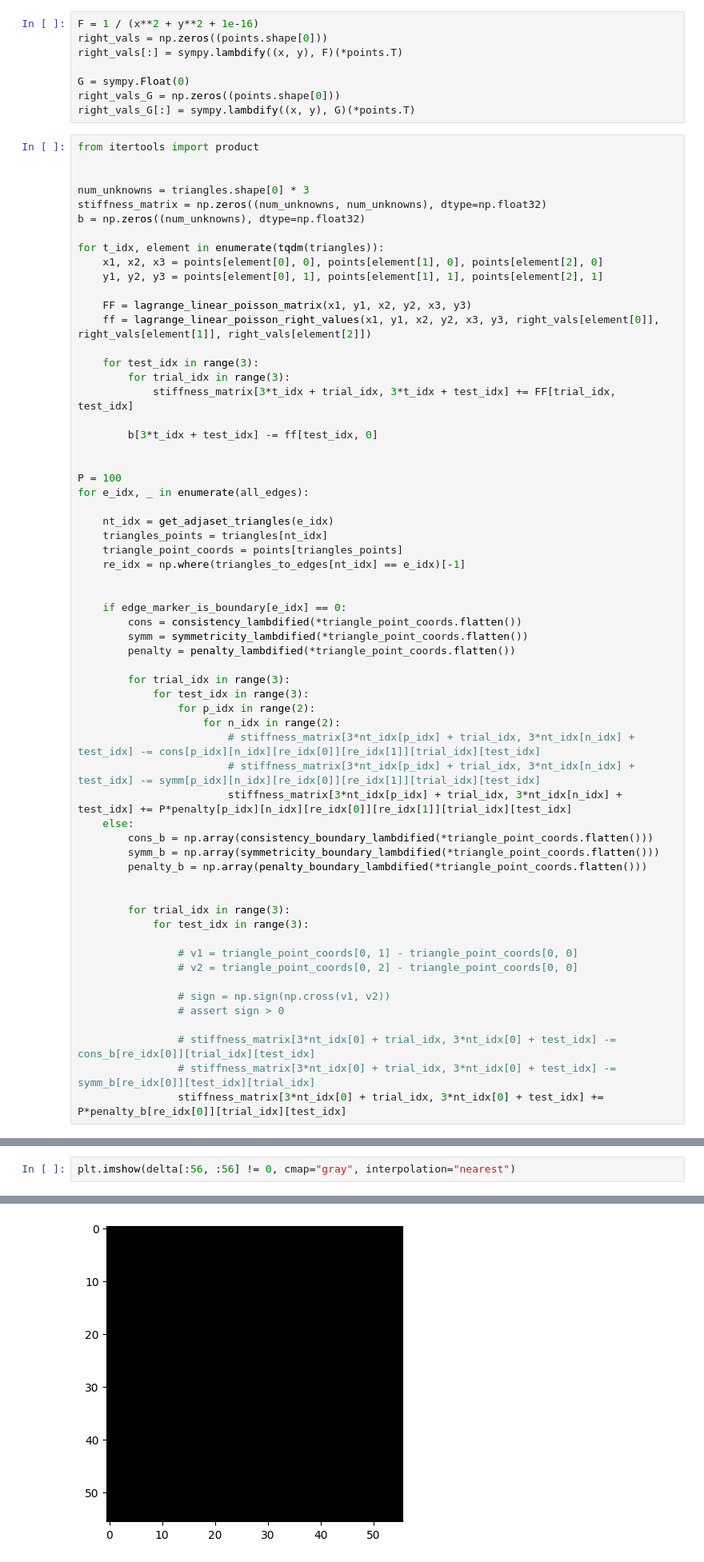
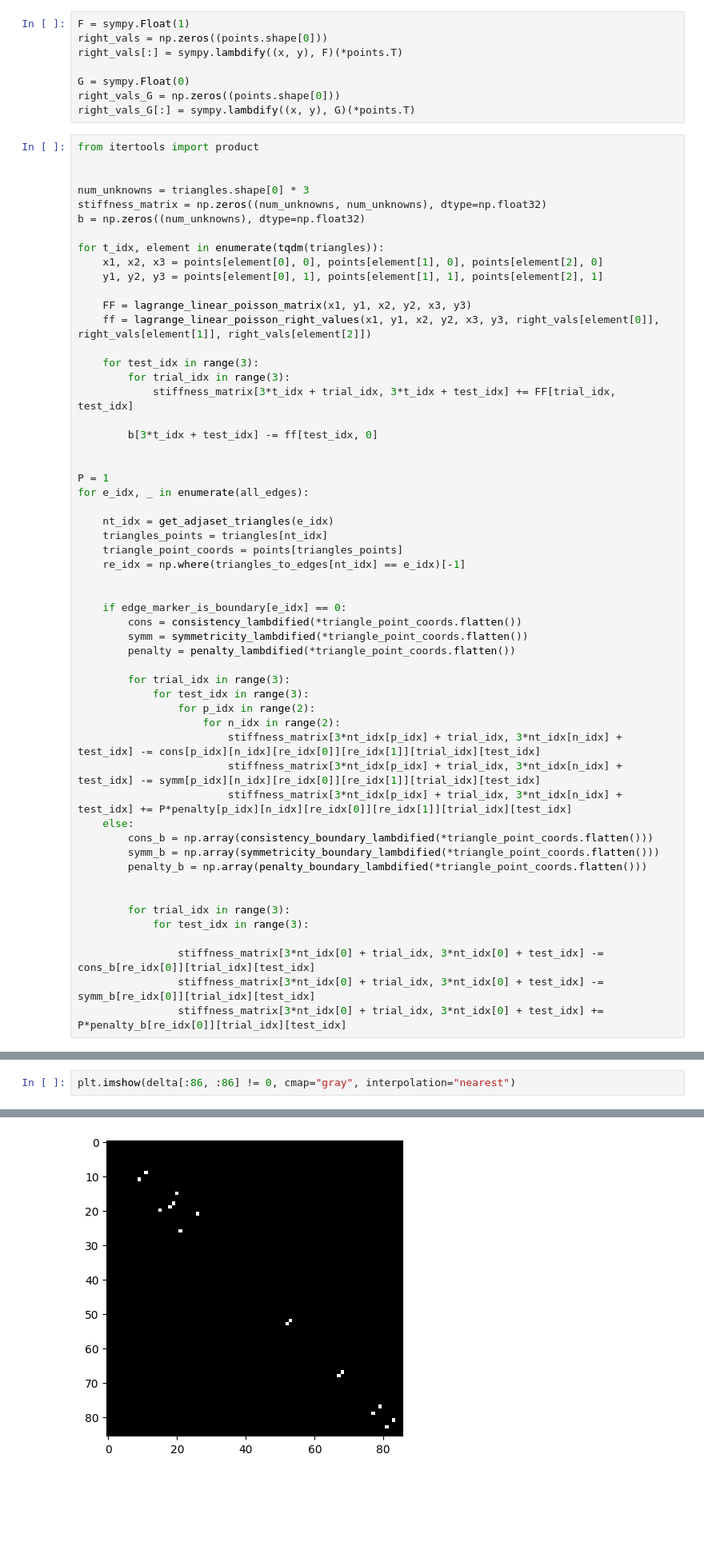
Before and after one commit to kamosevoyan/Thesis, a Jupyter notebook: Notebooks/Solutions/DG/Poisson_equation_solution_on_polygonal_domain_dg_p1.ipynb, the cells around one changed output, grey strips where cells are left out. Shown at 80% size. Saved outputs shown, nothing was run; the diff lists cells and outputs as text; blank space fills up the shorter version.

Commit message:
Fix non symm. issue. It was a bug caused by inserting a sympy Matrix 1x1 with '0' value wich converted to '1'

```diff
--- a/Notebooks/Solutions/DG/Poisson_equation_solution_on_polygonal_domain_dg_p1.ipynb
+++ b/Notebooks/Solutions/DG/Poisson_equation_solution_on_polygonal_domain_dg_p1.ipynb
@@ -192,7 +192,7 @@ re_idx = np.where(triangles_to_edges[nt_idx] == N)
 # %%
 x, y = sympy.symbols("x y")
 # %%
-F = 1 / (x**2 + y**2 + 1e-16)
+F = sympy.Float(1)
 right_vals = np.zeros((points.shape[0]))
 right_vals[:] = sympy.lambdify((x, y), F)(*points.T)
 
@@ -221,7 +221,7 @@ for t_idx, element in enumerate(tqdm(triangles)):
         b[3*t_idx + test_idx] -= ff[test_idx, 0]
 
 
-P = 100
+P = 1
 for e_idx, _ in enumerate(all_edges):
 
     nt_idx = get_adjaset_triangles(e_idx)
@@ -239,8 +239,8 @@ for e_idx, _ in enumerate(all_edges):
             for test_idx in range(3):
                 for p_idx in range(2):
                     for n_idx in range(2):
-                        # stiffness_matrix[3*nt_idx[p_idx] + trial_idx, 3*nt_idx[n_idx] + test_idx] -= cons[p_idx][n_idx][re_idx[0]][re_idx[1]][trial_idx][test_idx]
-                        # stiffness_matrix[3*nt_idx[p_idx] + trial_idx, 3*nt_idx[n_idx] + test_idx] -= symm[p_idx][n_idx][re_idx[0]][re_idx[1]][trial_idx][test_idx]
+                        stiffness_matrix[3*nt_idx[p_idx] + trial_idx, 3*nt_idx[n_idx] + test_idx] -= cons[p_idx][n_idx][re_idx[0]][re_idx[1]][trial_idx][test_idx]
+                        stiffness_matrix[3*nt_idx[p_idx] + trial_idx, 3*nt_idx[n_idx] + test_idx] -= symm[p_idx][n_idx][re_idx[0]][re_idx[1]][trial_idx][test_idx]
                         stiffness_matrix[3*nt_idx[p_idx] + trial_idx, 3*nt_idx[n_idx] + test_idx] += P*penalty[p_idx][n_idx][re_idx[0]][re_idx[1]][trial_idx][test_idx]
     else:
         cons_b = np.array(consistency_boundary_lambdified(*triangle_point_coords.flatten()))
@@ -251,12 +251,6 @@ for e_idx, _ in enumerate(all_edges):
         for trial_idx in range(3):
             for test_idx in range(3):
 
-                # v1 = triangle_point_coords[0, 1] - triangle_point_coords[0, 0]
-                # v2 = triangle_point_coords[0, 2] - triangle_point_coords[0, 0]
-
-                # sign = np.sign(np.cross(v1, v2))
-                # assert sign > 0
-
-                # stiffness_matrix[3*nt_idx[0] + trial_idx, 3*nt_idx[0] + test_idx] -= cons_b[re_idx[0]][trial_idx][test_idx]
-                # stiffness_matrix[3*nt_idx[0] + trial_idx, 3*nt_idx[0] + test_idx] -= symm_b[re_idx[0]][test_idx][trial_idx]
+                stiffness_matrix[3*nt_idx[0] + trial_idx, 3*nt_idx[0] + test_idx] -= cons_b[re_idx[0]][trial_idx][test_idx]
+                stiffness_matrix[3*nt_idx[0] + trial_idx, 3*nt_idx[0] + test_idx] -= symm_b[re_idx[0]][trial_idx][test_idx]
                 stiffness_matrix[3*nt_idx[0] + trial_idx, 3*nt_idx[0] + test_idx] += P*penalty_b[re_idx[0]][trial_idx][test_idx]
@@ -276,10 +257,10 @@ C[I], S[I]
 # %%
 delta = stiffness_matrix.T - stiffness_matrix
 # %%
-plt.imshow(delta[:56, :56] != 0, cmap="gray", interpolation="nearest")
+plt.imshow(delta[:86, :86] != 0, cmap="gray", interpolation="nearest")
 # %% [output]
 <matplotlib.image.AxesImage at 0x...>
-[figure, old version]
+[figure, new version]
 # %%
 # center_p_idx = np.argmin((points**2).sum(-1))
 
```
Also changed, not shown: parts of 1 cell of this notebook, 1 other file.
